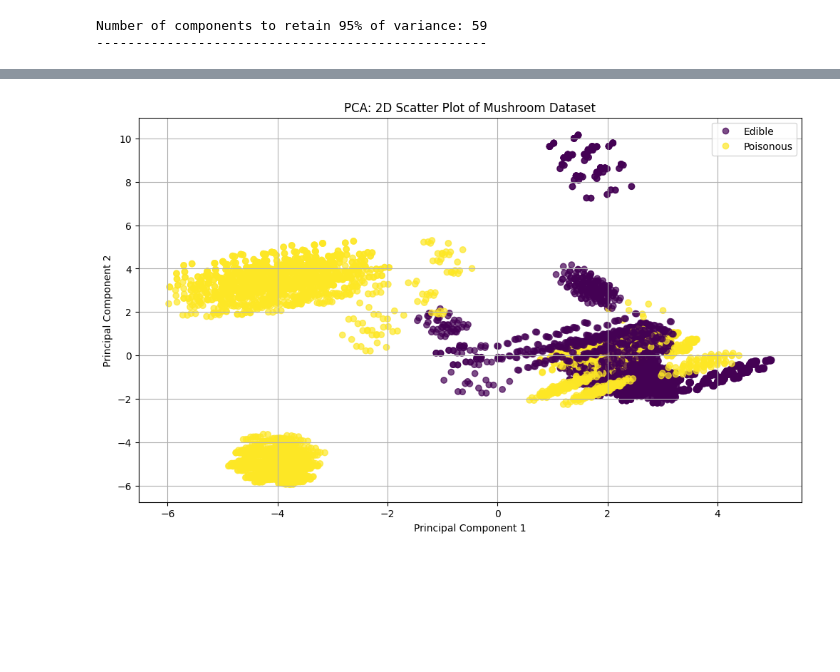
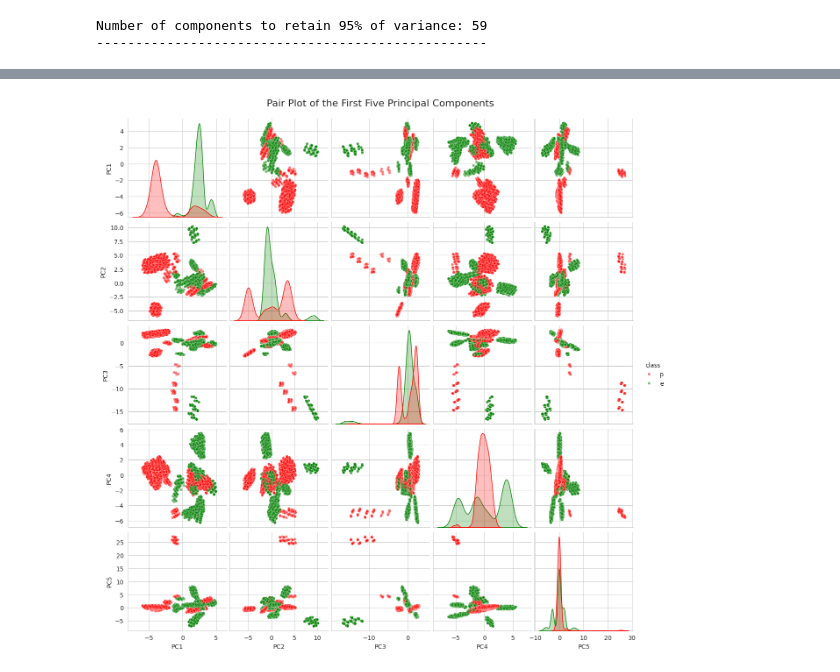
Before and after one commit to shriprasad15/-DA5401-JUL-NOV-2025-assignment-2-shriprasad15, a Jupyter notebook: da25e054.ipynb, the cells around one changed output, grey strips where cells are left out. Cells and saved outputs as stored; diff of their text form; code cells hidden in the pictures; blank space fills up the shorter version.

Commit message:
submit notebook final for assignment2

```diff
--- a/da25e054.ipynb
+++ b/da25e054.ipynb
@@ -8,3 +31,7 @@ from sklearn.preprocessing import StandardScaler
 from sklearn.decomposition import PCA
 from sklearn.linear_model import LogisticRegression
 from sklearn.metrics import classification_report, accuracy_score
+
+sns.set_style('whitegrid')
+sns.set_palette("colorblind")
+plt.rcParams['figure.figsize'] = (10, 6)
@@ -13,5 +77,9 @@ df = pd.read_csv('mushrooms.csv')
 # %%
 
 X = df.drop('class', axis=1)
+y_labels=df['class']
 y = df['class'].apply(lambda x: 1 if x == 'p' else 0) # Encode target: p=1, e=0
 X_encoded = pd.get_dummies(X, drop_first=False)
+print("Shape of feature matrix after one-hot encoding:", X_encoded.shape)
+print("\nFirst 5 rows of the encoded feature matrix:")
+display(X_encoded.head())
@@ -58,11 +188,18 @@ Number of components to retain 95% of variance: 59
 # %%
-plt.figure(figsize=(12, 7))
-scatter = plt.scatter(X_pca[:, 0], X_pca[:, 1], c=y, cmap='viridis', alpha=0.7)
-plt.title('PCA: 2D Scatter Plot of Mushroom Dataset')
-plt.xlabel('Principal Component 1')
-plt.ylabel('Principal Component 2')
-plt.legend(handles=scatter.legend_elements()[0], labels=['Edible', 'Poisonous'])
-plt.grid(True)
+# Take the first 5 principal components
+X_pca_5d = X_pca[:, :5]
+
+# Create a DataFrame for easy plotting with seaborn
+df_pca_pairs = pd.DataFrame(data=X_pca_5d, columns=['PC1', 'PC2', 'PC3', 'PC4', 'PC5'])
+df_pca_pairs['class'] = y_labels.values # Use original string labels for clarity in legend
+
+# Create the pair plot
+pair_plot = sns.pairplot(df_pca_pairs,
+                         hue='class',
+                         palette={'e': 'g', 'p': 'r'}, # Assign specific colors
+                         plot_kws={'alpha': 0.5, 's': 20})
+
+pair_plot.figure.suptitle('Pair Plot of the First Five Principal Components', y=1.02, fontsize=16)
 plt.show()
 # %% [output]
-[figure, old version]
+[figure, new version]
```
Also changed, not shown: parts of 26 cells of this notebook.
